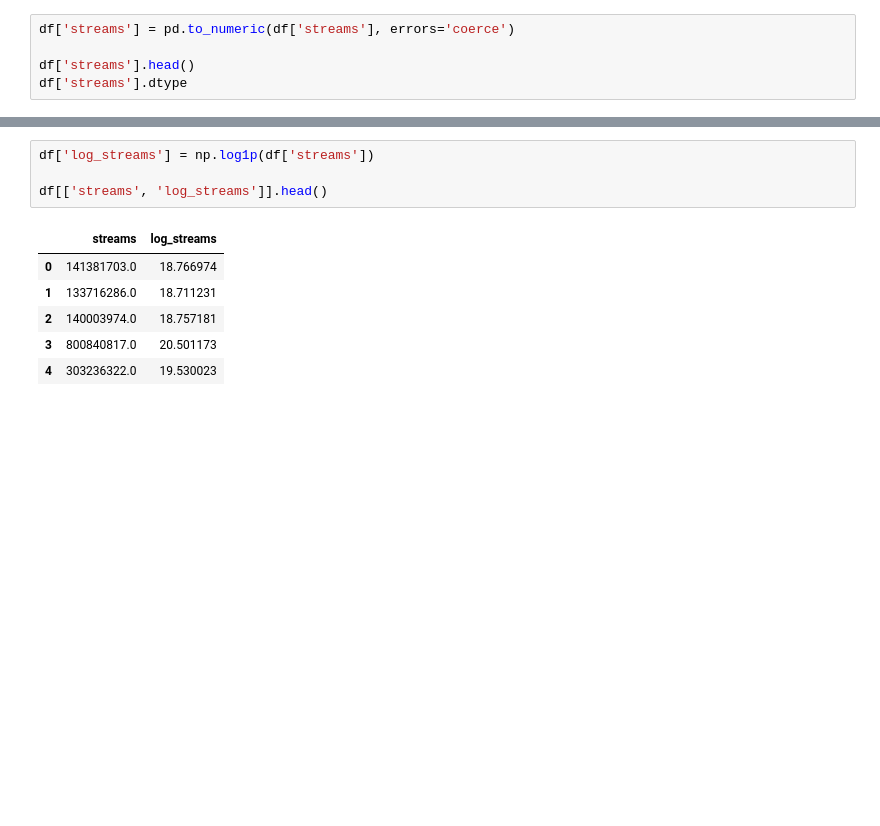
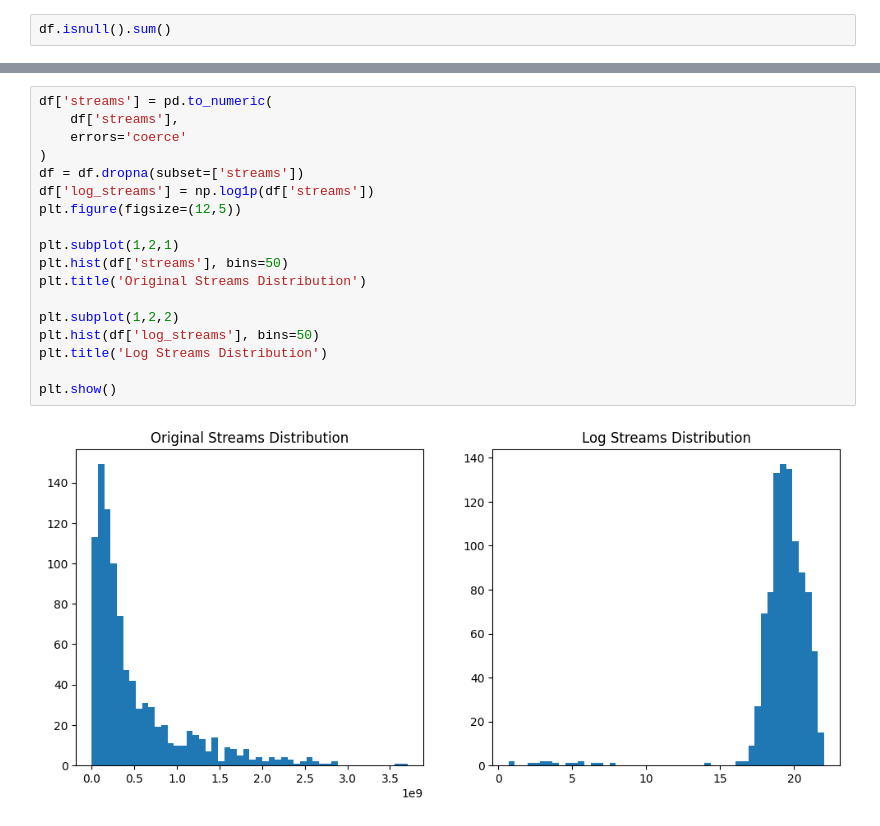
Before and after one commit to Yiming79/Most-streaming-songs-in-Spotify-2023, a Jupyter notebook: xgboost.ipynb, the cells around one changed output, grey strips where cells are left out. Drawn from its saved outputs; the diff is of its cells as text; blank space fills up the shorter version.

```diff
--- a/xgboost.ipynb
+++ b/xgboost.ipynb
@@ -77,6 +92,3 @@ dtype: int64
 # %%
-df['streams'] = pd.to_numeric(df['streams'], errors='coerce')
-
-df['streams'].head()
-df['streams'].dtype
+df.isnull().sum()
 # %% [output]
@@ -84,12 +112,21 @@ dtype('float64')
 # %%
+df['streams'] = pd.to_numeric(
+    df['streams'],
+    errors='coerce'
+)
+df = df.dropna(subset=['streams'])
 df['log_streams'] = np.log1p(df['streams'])
+plt.figure(figsize=(12,5))
 
-df[['streams', 'log_streams']].head()
+plt.subplot(1,2,1)
+plt.hist(df['streams'], bins=50)
+plt.title('Original Streams Distribution')
+
+plt.subplot(1,2,2)
+plt.hist(df['log_streams'], bins=50)
+plt.title('Log Streams Distribution')
+
+plt.show()
 # %% [output]
-|  | streams | log_streams |
-| 0 | 141381703.0 | 18.766974 |
-| 1 | 133716286.0 | 18.711231 |
-| 2 | 140003974.0 | 18.757181 |
-| 3 | 800840817.0 | 20.501173 |
-| 4 | 303236322.0 | 19.530023 |
+[figure, added]
 # %% [markdown]
```
Also changed, not shown: parts of 44 cells of this notebook.
